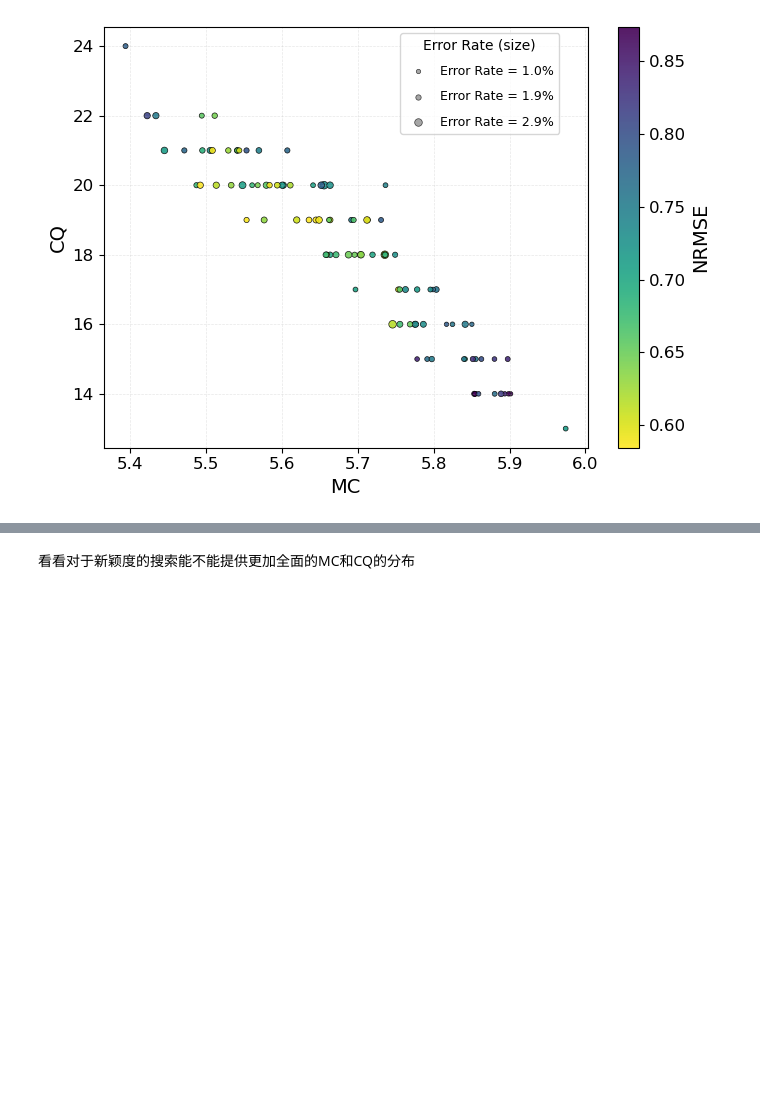
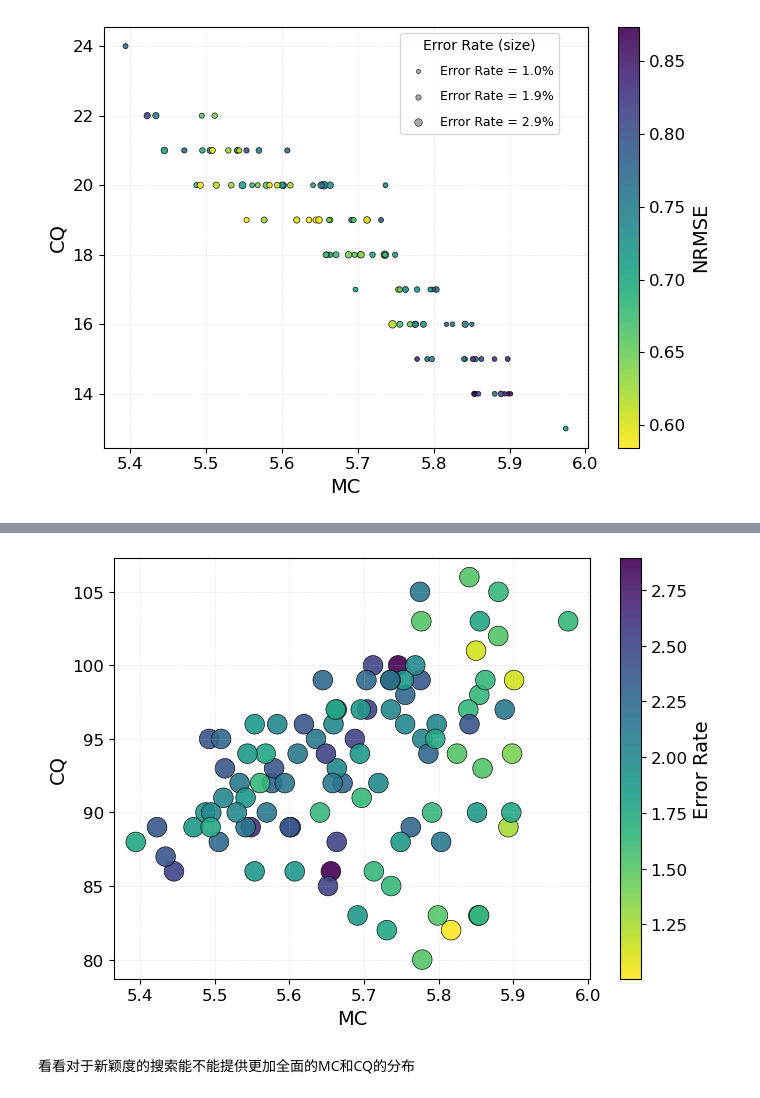
Before and after one commit to VvvpC/spnc_taskindependent_metrics, a Jupyter notebook: Test_Temporary/test_narma10_allbeta50.ipynb, the cells around one changed output, grey strips where cells are left out. Cells and saved outputs as stored; diff of their text form; code cells hidden in the pictures; blank space fills up the shorter version.

```diff
--- a/Test_Temporary/test_narma10_allbeta50.ipynb
+++ b/Test_Temporary/test_narma10_allbeta50.ipynb
@@ -930,3 +1092,83 @@ plt.show()
+# %%
+# load the results
+with open ('../Res_Tasks_Results/Reservoir_Res_m00.03-0.055_gamma0.045-0.053/results.pkl', 'rb') as f:
+    result_dict_1 = pickle.load(f)
+runs_1 = result_dict_1['runs']
+
+with open ('../Res_Tasks_Results/Reservoir_Res_m00.03-0.055_gamma0.045-0.053_TI46/results.pkl', 'rb') as f:
+    result_dict_2 = pickle.load(f)
+
+runs_2 = result_dict_2['runs']
+
+with open('../Res_Tasks_Results/Reservoir_Res_m00.03-0.055_gamma0.045-0.053_KRandGR01/results.pkl', 'rb') as f:
+    result_dict_3 = pickle.load(f)
+
+runs_3 = result_dict_3['runs']
+
+with open('../Res_Tasks_Results/Reservoir_Res_m00.03-0.055_gamma0.045-0.053_KRandGR01/results.pkl', 'rb') as f:
+    result_dict_4 = pickle.load(f)
+
+runs_4 = result_dict_4['runs']
+
+# ---------------------
+# 数据准备
+x = np.array(runs_1[0]['results']['MC'])        # MC
+y = np.array(runs_3[0]['results']['CQ'])        # CQ
+err_rate = (1 - np.array(runs_2[3]['results']['acc'])) * 100   # Error Rate (%)
+nrmse = np.array(runs_1[2]['results']['NRMSE'])                # NRMSE
+
+
+
+# # ---------------------
+# # 点大小映射 (Error Rate -> size)
+# err_min, err_max = err_rate.min(), err_rate.max()
+# # 归一化后平方拉伸，避免极端差异
+# err_scaled = (err_rate - err_min) / (err_max - err_min + 1e-9)
+# sizes = 80 + 420 * (err_scaled ** 2)   # 点大小范围 [80, 500]
+
+# ---------------------
+# 绘制散点图
+plt.figure(figsize=(7, 5))
+
+sc = plt.scatter(
+    x, y,
+    # s=sizes,
+    s = 200,
+    c=err_rate,
+    cmap='viridis_r',      # 颜色表示 NRMSE，深色=低 NRMSE（更好）
+    alpha=0.9,
+    edgecolors='k',
+    linewidths=0.5
+)
+
+# 颜色条
+cbar = plt.colorbar(sc)
+cbar.set_label('Error Rate', fontsize=14)
+cbar.ax.tick_params(labelsize=12)
+
+
+
+# # 自定义点大小图例 (用几个典型的 error rate)
+# for val in np.linspace(err_min, err_max, 3):
+#     size = 80 + 420 * (((val - err_min) / (err_max - err_min + 1e-9)) ** 2)
+#     plt.scatter([], [], s=size, c='gray', alpha=0.7, edgecolors='k', linewidths=0.5,
+#                 label=f'Error Rate = {val:.1f}%')
+# plt.legend(
+#     scatterpoints=1, frameon=True, labelspacing=1,
+#     title="Error Rate (size)", fontsize=9, title_fontsize=10,
+#     loc='upper left', bbox_to_anchor=(0.1, 1.0)
+# )
+# # 轴标签
+
+plt.xlabel('MC', fontsize=14)
+plt.ylabel('CQ', fontsize=14)
+plt.xticks(fontsize=12)
+plt.yticks(fontsize=12)
+plt.grid(True, linestyle='--', linewidth=0.5, alpha=0.3)
+plt.tight_layout()
+plt.show()
+# %% [output]
+[figure, added]
 # %% [markdown]
 看看对于新颖度的搜索能不能提供更加全面的MC和CQ的分布
 # %%
```
Also changed, not shown: parts of 4 cells of this notebook, 21 other files.
